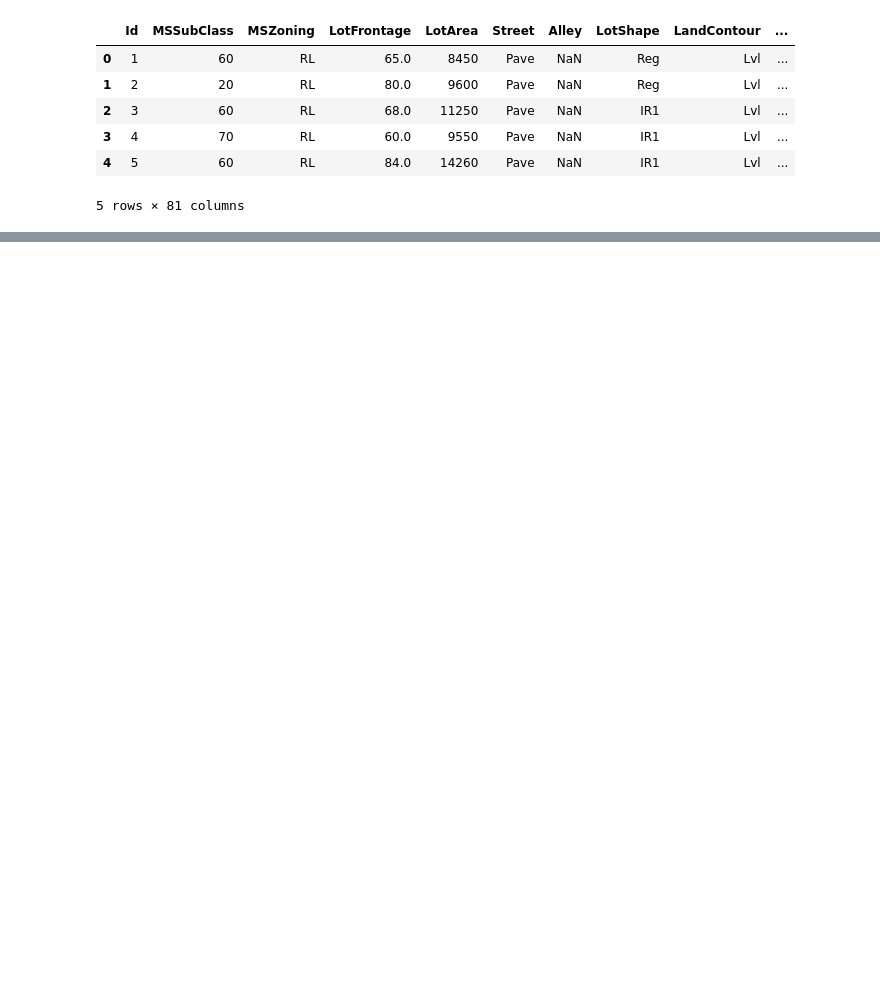
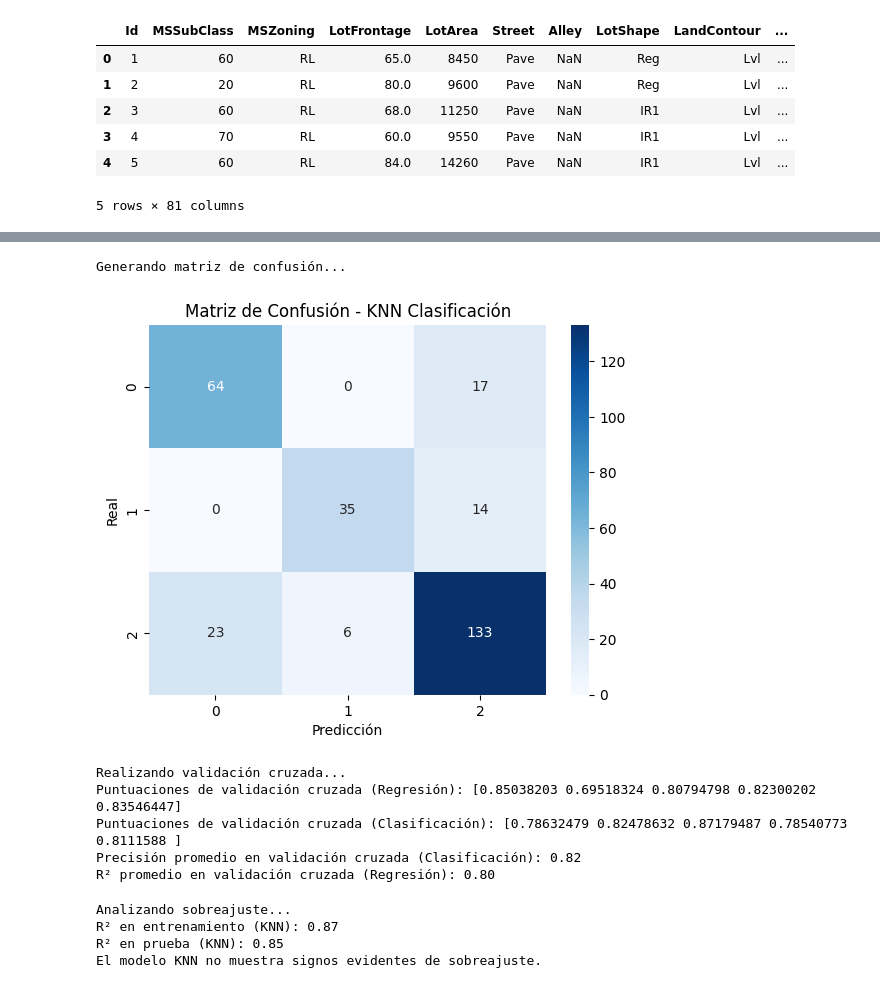
Before and after one commit to EJGDLG/Proyecto2Nuevo, a Jupyter notebook: Proyecto_2_Entrega_4_KNN_2025.ipynb, the cells around one changed output, grey strips where cells are left out. Drawn from its saved outputs; the diff is of its cells as text; code cells hidden in the pictures; blank space fills up the shorter version.

```diff
--- a/Proyecto_2_Entrega_4_KNN_2025.ipynb
+++ b/Proyecto_2_Entrega_4_KNN_2025.ipynb
@@ -71,0 +220,6 @@ Codificando la variable PriceCategory...
+# %%
+# 7. Codificar la variable categórica para clasificación
+print("Codificando la variable PriceCategory...")
+le = LabelEncoder()
+y_clf = le.fit_transform(y_clf)
+print("Variable respuesta codificada (y_clf):\n", y_clf[:5])  # Muestra los primeros 5 valores codificados
@@ -71,0 +230,12 @@ Codificando la variable PriceCategory...
+# %%
+# 8. Dividir en conjuntos de entrenamiento y prueba
+if len(df) > 0:
+    print("Dividiendo en conjuntos de entrenamiento y prueba...")
+    X_train, X_test, y_train_reg, y_test_reg = train_test_split(X, y_reg, test_size=0.2, random_state=42)
+    X_train_clf, X_test_clf, y_train_clf, y_test_clf = train_test_split(X, y_clf, test_size=0.2, random_state=42)
+    print("Tamaño de X_train:", X_train.shape)
+    print("Tamaño de X_test:", X_test.shape)
+    print("Tamaño de y_train_reg:", y_train_reg.shape)
+    print("Tamaño de y_test_reg:", y_test_reg.shape)
+    print("Tamaño de y_train_clf:", y_train_clf.shape)
+    print("Tamaño de y_test_clf:", y_test_clf.shape)
@@ -106,8 +340,42 @@ print(classification_report(y_test_clf, y_pred_clf, target_names=le.classes_))
 # %%
-# 6. MATRIZ DE CONFUSIÓN
-cm = confusion_matrix(y_test_clf, y_pred_clf)
-sns.heatmap(cm, annot=True, cmap="Blues", fmt="d")
-plt.xlabel("Predicción")
-plt.ylabel("Real")
-plt.title("Matriz de Confusión - KNN Clasificación")
-plt.show()
+    # 14. MATRIZ DE CONFUSIÓN
+    print("Generando matriz de confusión...")
+    cm = confusion_matrix(y_test_clf, y_pred_clf)
+    sns.heatmap(cm, annot=True, cmap="Blues", fmt="d")
+    plt.xlabel("Predicción")
+    plt.ylabel("Real")
+    plt.title("Matriz de Confusión - KNN Clasificación")
+    plt.show()
+
+    # 15. VALIDACIÓN CRUZADA PARA REGRESIÓN Y CLASIFICACIÓN
+    print("Realizando validación cruzada...")
+    cv_scores_reg = cross_val_score(knn_reg, X_train_scaled, y_train_reg, cv=5, scoring='r2')
+    cv_scores_clf = cross_val_score(knn_clf, X_train_clf_scaled, y_train_clf, cv=5, scoring='accuracy')
+    print("Puntuaciones de validación cruzada (Regresión):", cv_scores_reg)
+    print("Puntuaciones de validación cruzada (Clasificación):", cv_scores_clf)
+    print(f"Precisión promedio en validación cruzada (Clasificación): {cv_scores_clf.mean():.2f}")
+    print(f"R² promedio en validación cruzada (Regresión): {cv_scores_reg.mean():.2f}")
+# %% [output]
+Generando matriz de confusión...
+[figure, added]
+Realizando validación cruzada...
+Puntuaciones de validación cruzada (Regresión): [0.85038203 0.69518324 0.80794798 0.82300202 0.83546447]
+Puntuaciones de validación cruzada (Clasificación): [0.78632479 0.82478632 0.87179487 0.78540773 0.8111588 ]
+Precisión promedio en validación cruzada (Clasificación): 0.82
+R² promedio en validación cruzada (Regresión): 0.80
+# %%
+# 16. ANÁLISIS DE SOBREAJUSTE
+print("Analizando sobreajuste...")
+r2_knn_train = r2_score(y_train_reg, knn_reg.predict(X_train_scaled))
+print(f"R² en entrenamiento (KNN): {r2_knn_train:.2f}")
+print(f"R² en prueba (KNN): {r2_knn:.2f}")
+
+if r2_knn_train - r2_knn > 0.1:
+    print("El modelo KNN muestra señales de sobreajuste.")
+else:
+    print("El modelo KNN no muestra signos evidentes de sobreajuste.")
+# %% [output]
+Analizando sobreajuste...
+R² en entrenamiento (KNN): 0.87
+R² en prueba (KNN): 0.85
+El modelo KNN no muestra signos evidentes de sobreajuste.
```
Also changed, not shown: parts of 27 cells of this notebook.
